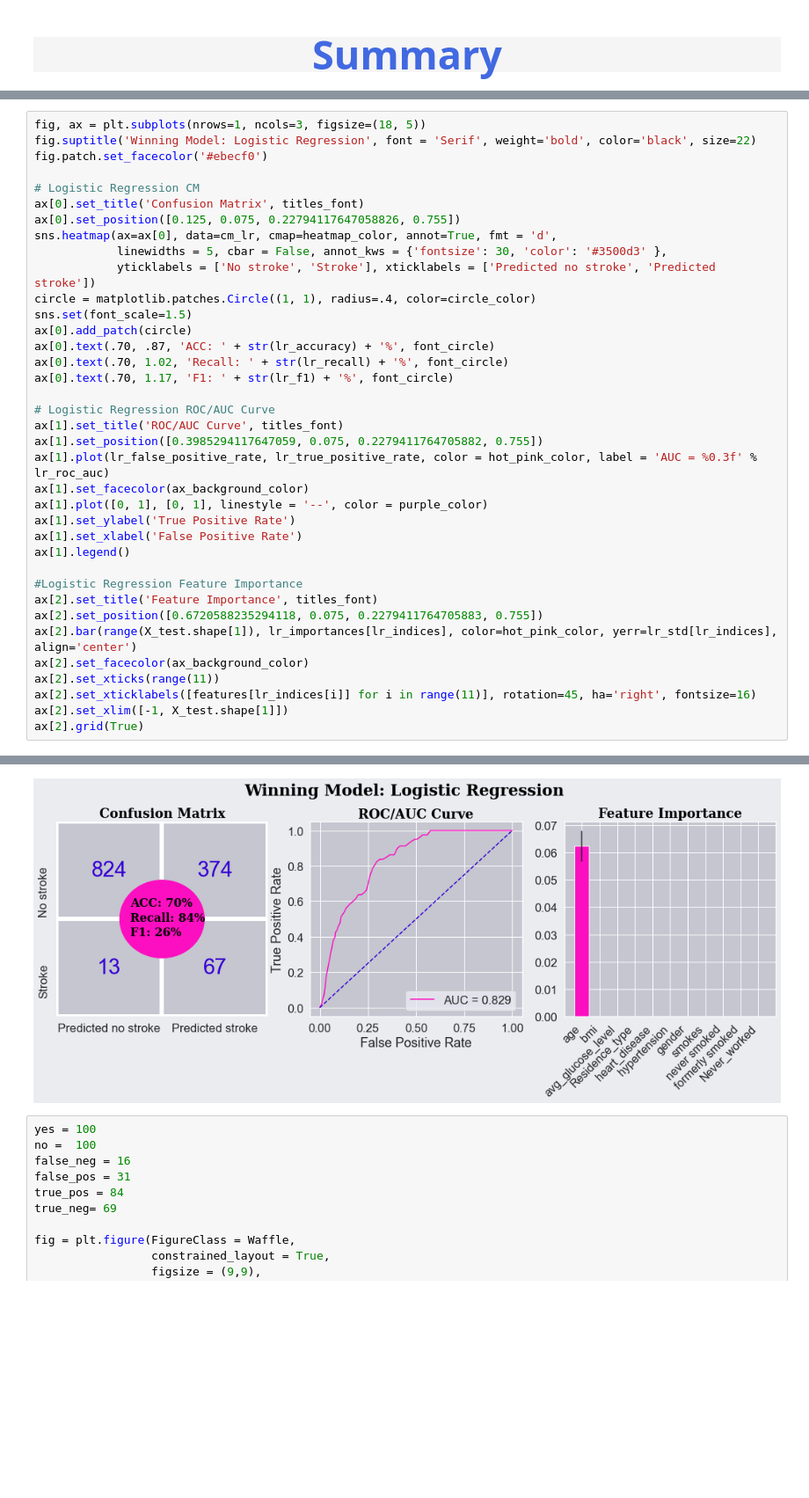
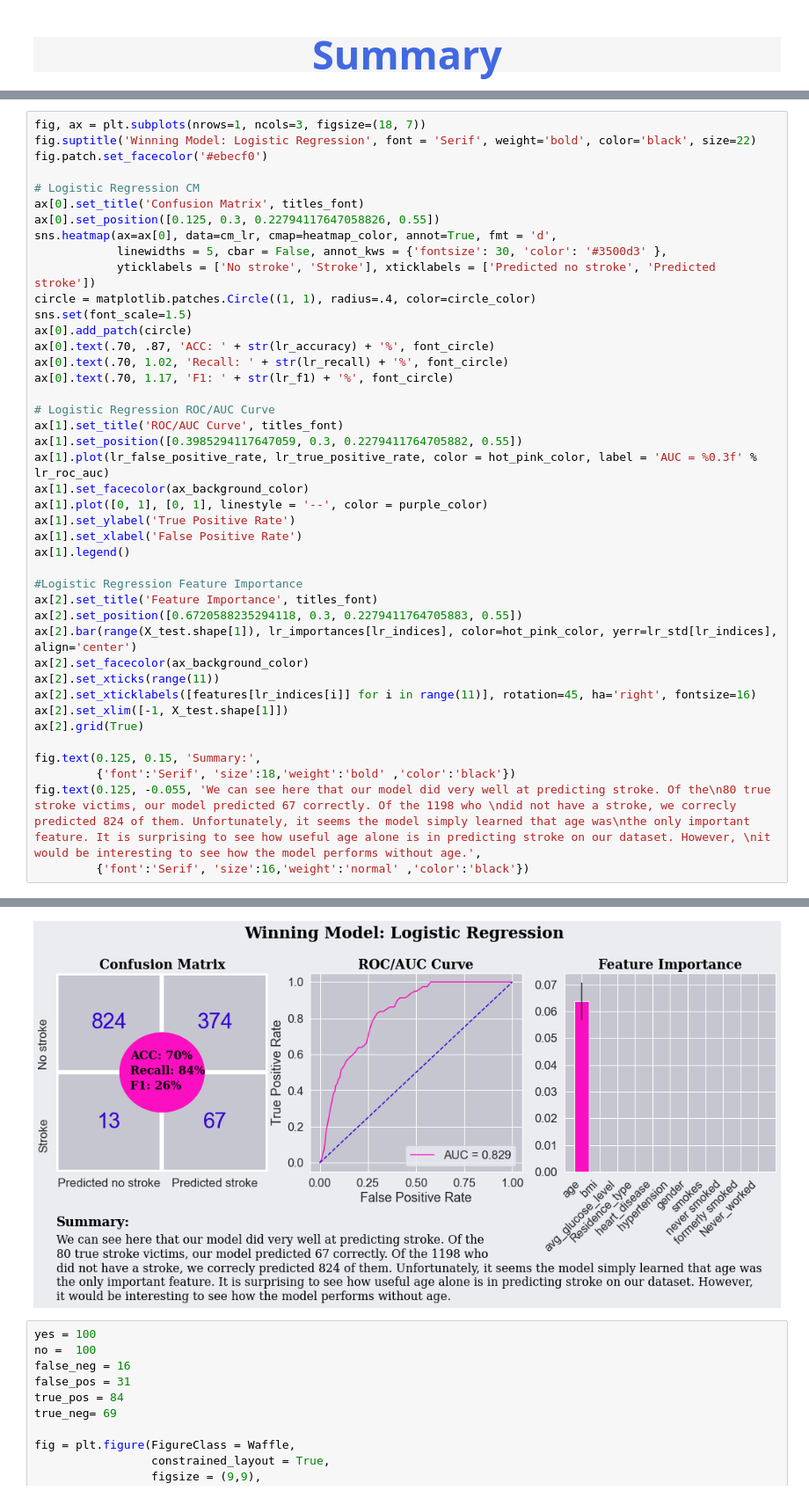
Before and after one commit to rotznmu/stroke_prediction_capstone, a Jupyter notebook: Stroke Prediction.ipynb, the cells around one changed output, grey strips where cells are left out. Shown at 88% size. Saved outputs shown, nothing was run; the diff lists cells and outputs as text; blank space fills up the shorter version.

```diff
--- a/Stroke Prediction.ipynb
+++ b/Stroke Prediction.ipynb
@@ -1864,11 +1797,11 @@ ax[2].grid(True)
 # %%
-fig, ax = plt.subplots(nrows=1, ncols=3, figsize=(18, 5))
+fig, ax = plt.subplots(nrows=1, ncols=3, figsize=(18, 7))
 fig.suptitle('Winning Model: Logistic Regression', font = 'Serif', weight='bold', color='black', size=22)
 fig.patch.set_facecolor('#ebecf0')
 
 # Logistic Regression CM
 ax[0].set_title('Confusion Matrix', titles_font)
-ax[0].set_position([0.125, 0.075, 0.22794117647058826, 0.755])
+ax[0].set_position([0.125, 0.3, 0.22794117647058826, 0.55])
 sns.heatmap(ax=ax[0], data=cm_lr, cmap=heatmap_color, annot=True, fmt = 'd',
             linewidths = 5, cbar = False, annot_kws = {'fontsize': 30, 'color': '#3500d3' },
             yticklabels = ['No stroke', 'Stroke'], xticklabels = ['Predicted no stroke', 'Predicted stroke'])
@@ -1881,7 +1814,7 @@ ax[0].text(.70, 1.17, 'F1: ' + str(lr_f1) + '%', font_circle)
 
 # Logistic Regression ROC/AUC Curve
 ax[1].set_title('ROC/AUC Curve', titles_font)
-ax[1].set_position([0.3985294117647059, 0.075, 0.2279411764705882, 0.755])
+ax[1].set_position([0.3985294117647059, 0.3, 0.2279411764705882, 0.55])
 ax[1].plot(lr_false_positive_rate, lr_true_positive_rate, color = hot_pink_color, label = 'AUC = %0.3f' % lr_roc_auc)
 ax[1].set_facecolor(ax_background_color)
 ax[1].plot([0, 1], [0, 1], linestyle = '--', color = purple_color)
@@ -1891,11 +1824,16 @@ ax[1].legend()
 
 #Logistic Regression Feature Importance
 ax[2].set_title('Feature Importance', titles_font)
-ax[2].set_position([0.6720588235294118, 0.075, 0.2279411764705883, 0.755])
+ax[2].set_position([0.6720588235294118, 0.3, 0.2279411764705883, 0.55])
 ax[2].bar(range(X_test.shape[1]), lr_importances[lr_indices], color=hot_pink_color, yerr=lr_std[lr_indices], align='center')
 ax[2].set_facecolor(ax_background_color)
 ax[2].set_xticks(range(11))
 ax[2].set_xticklabels([features[lr_indices[i]] for i in range(11)], rotation=45, ha='right', fontsize=16)
 ax[2].set_xlim([-1, X_test.shape[1]])
 ax[2].grid(True)
+
+fig.text(0.125, 0.15, 'Summary:',
+         {'font':'Serif', 'size':18,'weight':'bold' ,'color':'black'})
+fig.text(0.125, -0.055, 'We can see here that our model did very well at predicting stroke. Of the\n80 true stroke victims, our model predicted 67 correctly. Of the 1198 who \ndid not have a stroke, we correcly predicted 824 of them. Unfortunately, it seems the model simply learned that age was\nthe only important feature. It is surprising to see how useful age alone is in predicting stroke on our dataset. However, \nit would be interesting to see how the model performs without age.',
+         {'font':'Serif', 'size':16,'weight':'normal' ,'color':'black'})
 # %% [output]
@@ -1902,4 +1841,4 @@ ax[2].grid(True)
-[figure, old version]
+[figure, new version]
 # %%
 yes = 100
 no =  100
```
Also changed, not shown: parts of 26 cells of this notebook, 7 other files.
